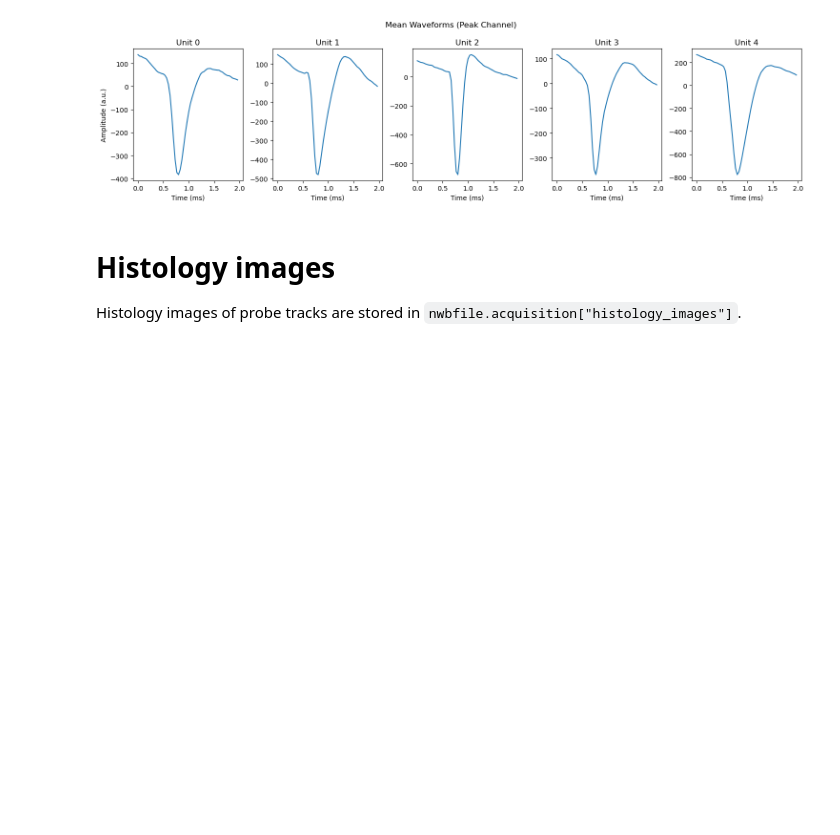
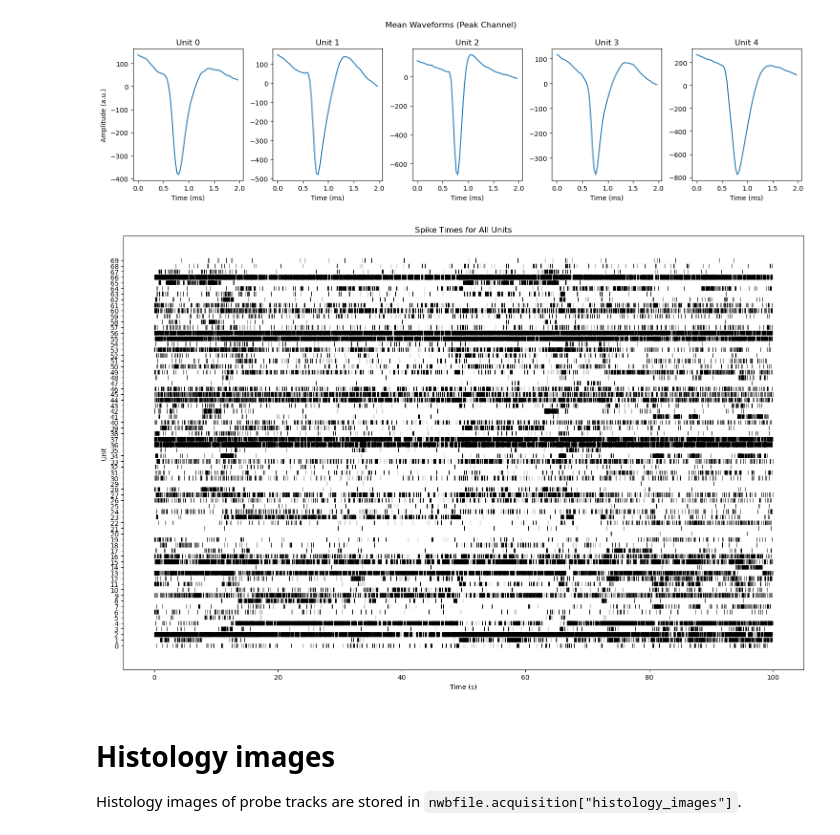
Before and after one commit to dandi/example-notebooks, a Jupyter notebook: 001699/example_notebook_adult_wt.ipynb, the cells around one changed output. Saved outputs shown, nothing was run; the diff lists cells and outputs as text; code cells hidden in the pictures; blank space fills up the shorter version.

Commit message:
updated plots

```diff
--- a/001699/example_notebook_adult_wt.ipynb
+++ b/001699/example_notebook_adult_wt.ipynb
@@ -288,6 +288,26 @@ plt.suptitle("Mean Waveforms (Peak Channel)")
 plt.tight_layout()
 # %% [output]
 [figure]
+# %%
+# Raster plot of spike times for all units (first 100 seconds)
+plotting_start_time = 0.0
+plotting_stop_time = 100.0
+
+windowed_spike_data = [
+    np.asarray(spike_times)[(np.asarray(spike_times) >= plotting_start_time) & (np.asarray(spike_times) <= plotting_stop_time)]
+    for spike_times in units_df["spike_times"]
+]
+
+fig, ax = plt.subplots(figsize=(15, 10))
+ax.eventplot(windowed_spike_data, linelengths=0.8, linewidths=0.8, colors="black")
+ax.set_yticks(range(len(units_df)))
+ax.set_yticklabels(units_df.index)
+ax.set_ylabel("Unit")
+ax.set_title("Spike Times for All Units")
+ax.set_xlabel("Time (s)")
+plt.tight_layout()
+# %% [output]
+[figure, added]
 # %% [markdown]
 # Histology images <a id="histology"></a>
 
```
Also changed, not shown: 3 other files.
